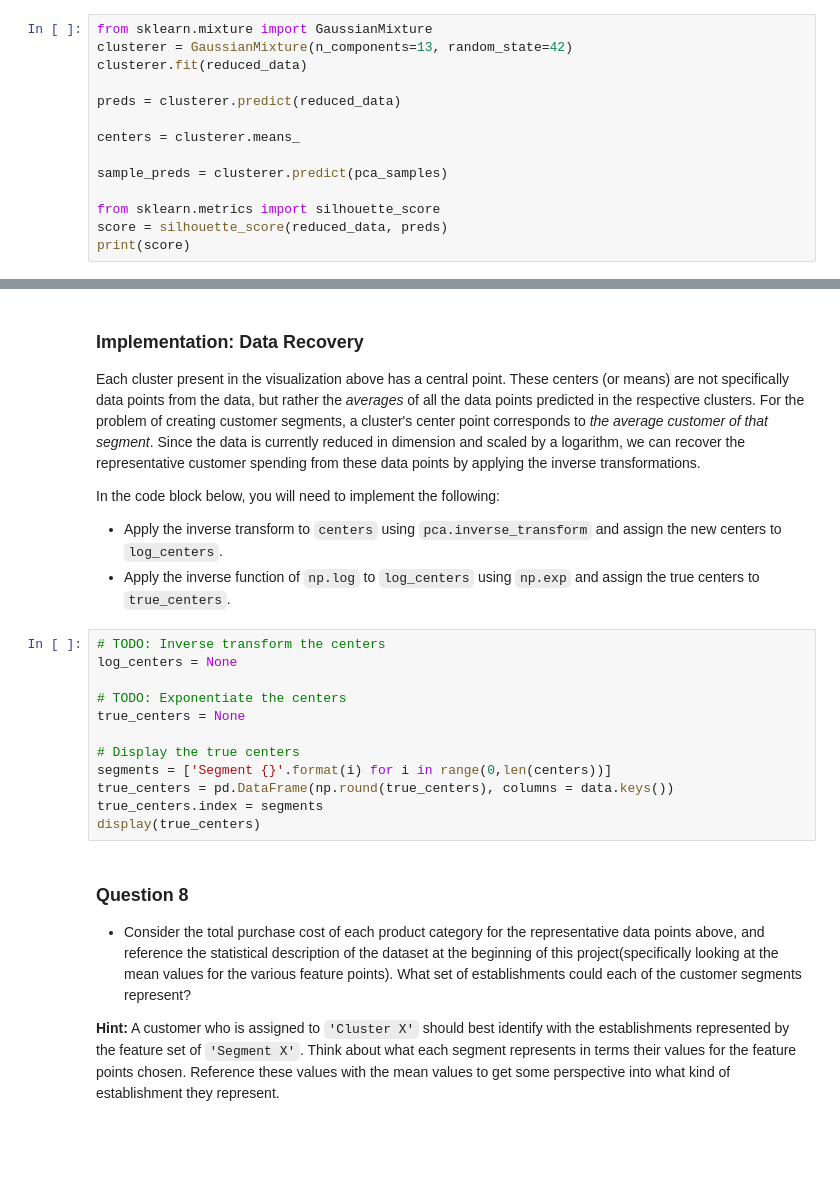
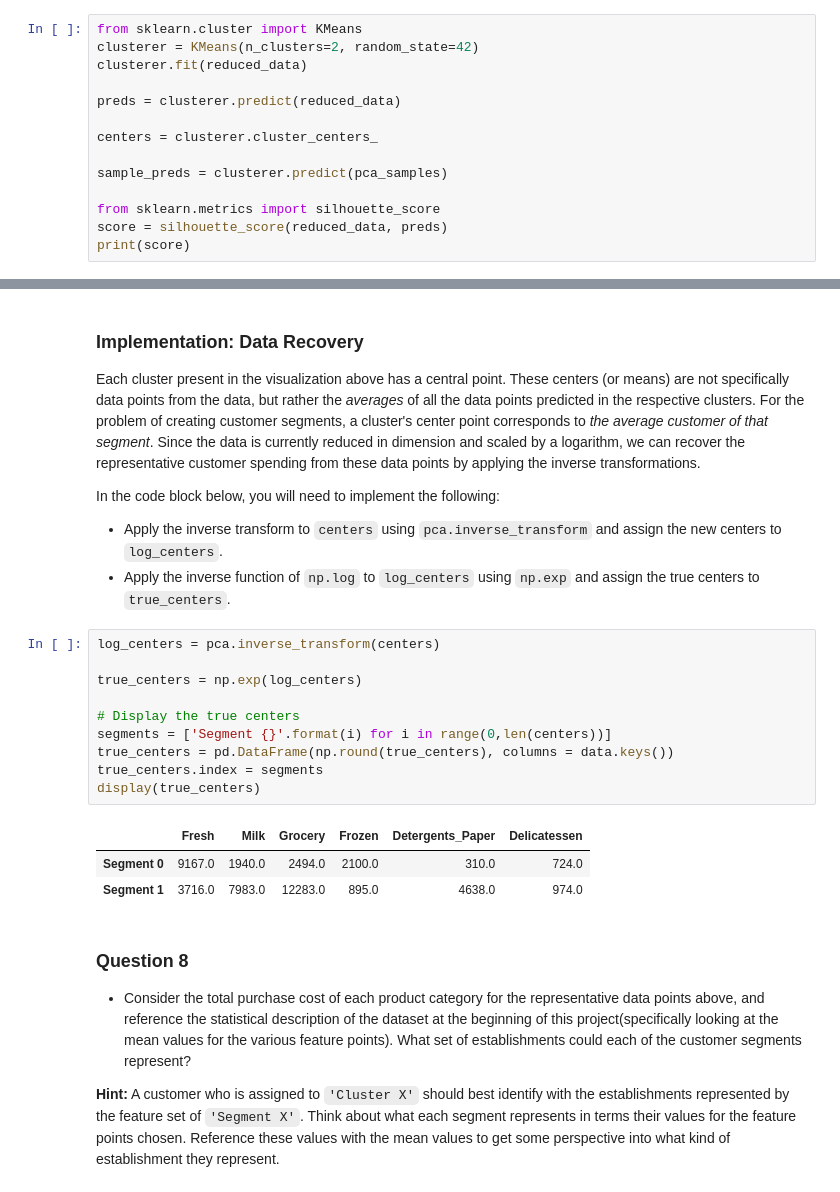
Before and after one commit to ThomasHepner-zz/customer_segments, a Jupyter notebook: customer_segments.ipynb, the cells around one changed output, grey strips where cells are left out. Saved outputs shown, nothing was run; the diff lists cells and outputs as text; blank space fills up the shorter version.

```diff
--- a/customer_segments.ipynb
+++ b/customer_segments.ipynb
@@ -420,13 +411,13 @@ In the code block below, you will need to implement the following:
  - Import `sklearn.metrics.silhouette_score` and calculate the silhouette score of `reduced_data` against `preds`.
    - Assign the silhouette score to `score` and print the result.
 # %%
-from sklearn.mixture import GaussianMixture
-clusterer = GaussianMixture(n_components=13, random_state=42)
+from sklearn.cluster import KMeans
+clusterer = KMeans(n_clusters=2, random_state=42)
 clusterer.fit(reduced_data)
 
 preds = clusterer.predict(reduced_data)
 
-centers = clusterer.means_
+centers = clusterer.cluster_centers_
 
 sample_preds = clusterer.predict(pca_samples)
 
@@ -456,17 +459,19 @@ In the code block below, you will need to implement the following:
  - Apply the inverse transform to `centers` using `pca.inverse_transform` and assign the new centers to `log_centers`.
  - Apply the inverse function of `np.log` to `log_centers` using `np.exp` and assign the true centers to `true_centers`.
 # %%
-# TODO: Inverse transform the centers
-log_centers = None
+log_centers = pca.inverse_transform(centers)
 
-# TODO: Exponentiate the centers
-true_centers = None
+true_centers = np.exp(log_centers)
 
 # Display the true centers
 segments = ['Segment {}'.format(i) for i in range(0,len(centers))]
 true_centers = pd.DataFrame(np.round(true_centers), columns = data.keys())
 true_centers.index = segments
 display(true_centers)
+# %% [output]
+|  | Fresh | Milk | Grocery | Frozen | Detergents_Paper | Delicatessen |
+| Segment 0 | 9167.0 | 1940.0 | 2494.0 | 2100.0 | 310.0 | 724.0 |
+| Segment 1 | 3716.0 | 7983.0 | 12283.0 | 895.0 | 4638.0 | 974.0 |
 # %% [markdown]
 ### Question 8
 
```
Also changed, not shown: parts of 22 cells of this notebook.
